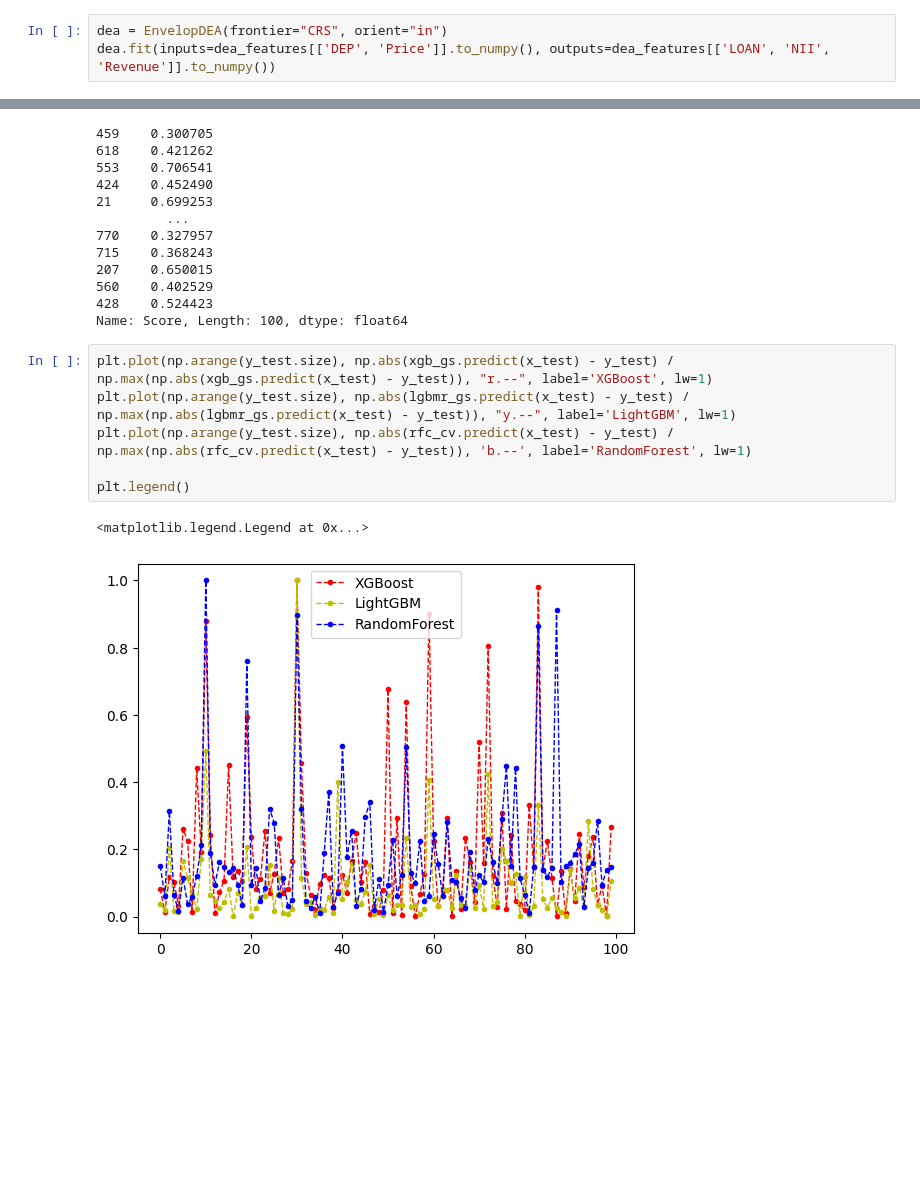
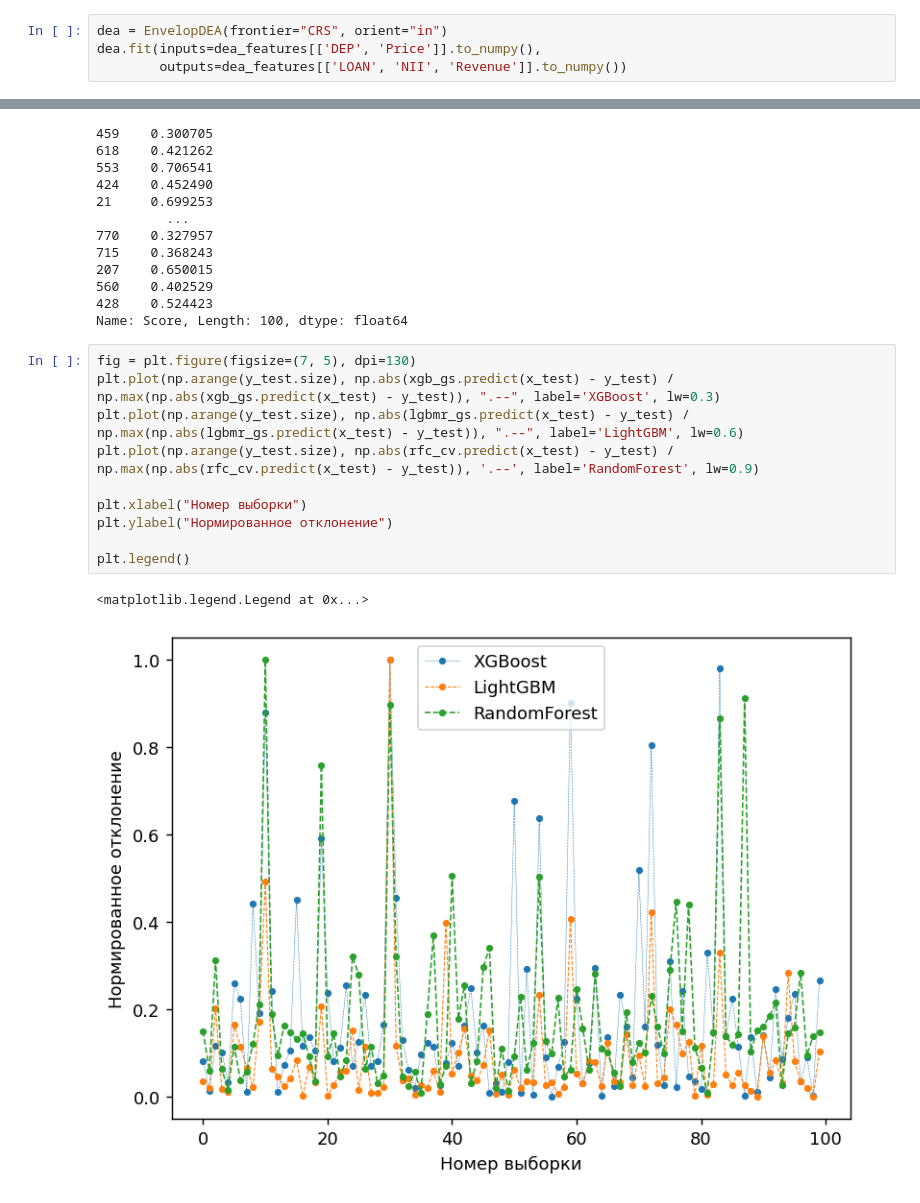
Before and after one commit to DilshodN/diploma2, a Jupyter notebook: diploma.ipynb, the cells around one changed output, grey strips where cells are left out. Saved outputs shown, nothing was run; the diff lists cells and outputs as text; blank space fills up the shorter version.

```diff
--- a/diploma.ipynb
+++ b/diploma.ipynb
@@ -106,7 +106,8 @@ dea_features
 1000 rows × 6 columns
 # %%
 dea = EnvelopDEA(frontier="CRS", orient="in")
-dea.fit(inputs=dea_features[['DEP', 'Price']].to_numpy(), outputs=dea_features[['LOAN', 'NII', 'Revenue']].to_numpy())
+dea.fit(inputs=dea_features[['DEP', 'Price']].to_numpy(),
+        outputs=dea_features[['LOAN', 'NII', 'Revenue']].to_numpy())
 # %% [output]
 Welcome to the CBC MILP Solver
 Version: 2.10.3
@@ -340,13 +341,17 @@ y_test
 428    0.524423
 Name: Score, Length: 100, dtype: float64
 # %%
-plt.plot(np.arange(y_test.size), np.abs(xgb_gs.predict(x_test) - y_test) / np.max(np.abs(xgb_gs.predict(x_test) - y_test)), "r.--", label='XGBoost', lw=1)
-plt.plot(np.arange(y_test.size), np.abs(lgbmr_gs.predict(x_test) - y_test) / np.max(np.abs(lgbmr_gs.predict(x_test) - y_test)), "y.--", label='LightGBM', lw=1)
-plt.plot(np.arange(y_test.size), np.abs(rfc_cv.predict(x_test) - y_test) / np.max(np.abs(rfc_cv.predict(x_test) - y_test)), 'b.--', label='RandomForest', lw=1)
+fig = plt.figure(figsize=(7, 5), dpi=130)
+plt.plot(np.arange(y_test.size), np.abs(xgb_gs.predict(x_test) - y_test) / np.max(np.abs(xgb_gs.predict(x_test) - y_test)), ".--", label='XGBoost', lw=0.3)
+plt.plot(np.arange(y_test.size), np.abs(lgbmr_gs.predict(x_test) - y_test) / np.max(np.abs(lgbmr_gs.predict(x_test) - y_test)), ".--", label='LightGBM', lw=0.6)
+plt.plot(np.arange(y_test.size), np.abs(rfc_cv.predict(x_test) - y_test) / np.max(np.abs(rfc_cv.predict(x_test) - y_test)), '.--', label='RandomForest', lw=0.9)
+
+plt.xlabel("Номер выборки")
+plt.ylabel("Нормированное отклонение")
 
 plt.legend()
 # %% [output]
 <matplotlib.legend.Legend at 0x...>
-[figure, old version]
+[figure, new version]
 # %%
 fig = plt.figure(figsize=(7, 5), dpi=130)
```
Also changed, not shown: parts of 2 cells of this notebook.
